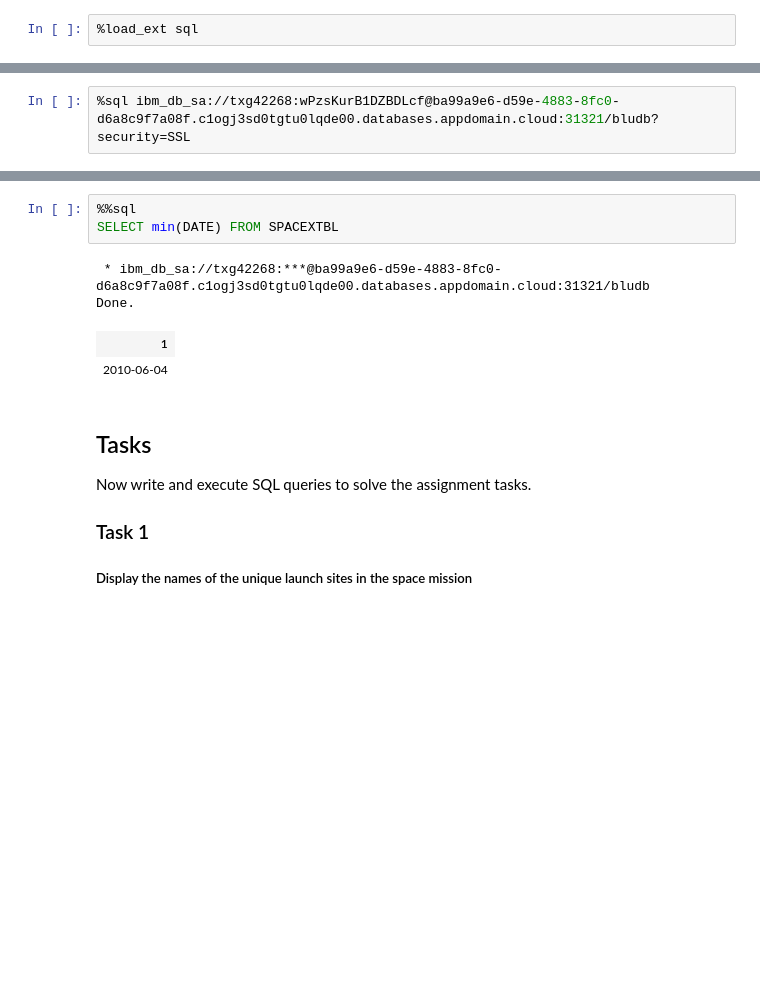
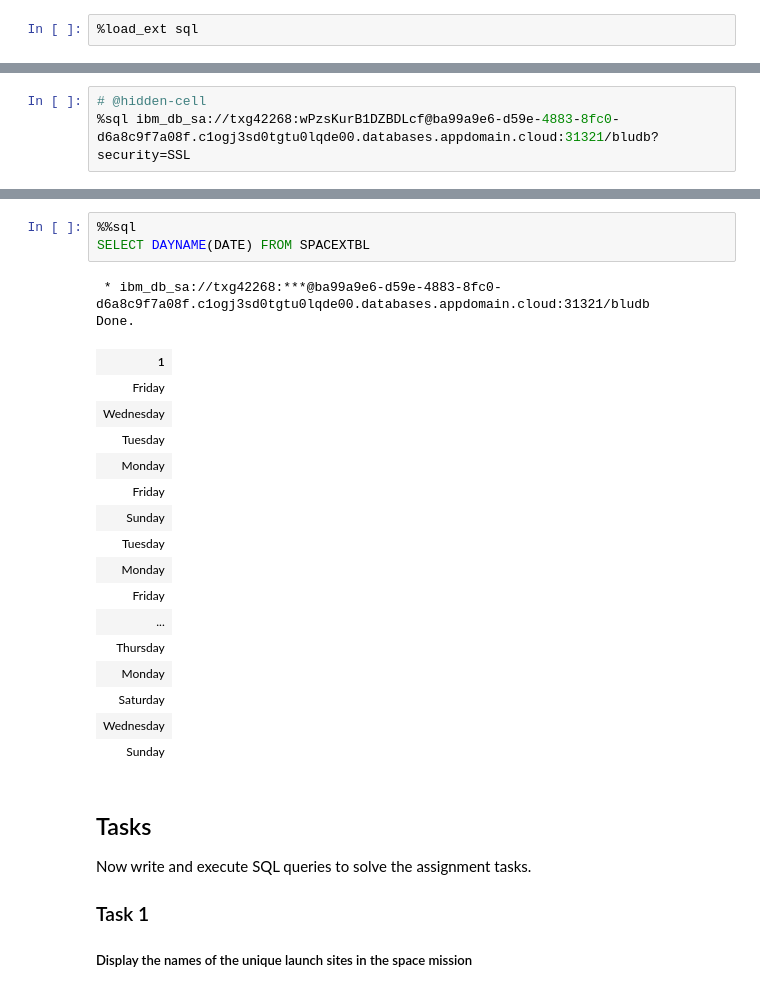
Before and after one commit to cwenghowe/datascience_capstone, a Jupyter notebook: EDA with SQL Lab.ipynb, the cells around one changed output, grey strips where cells are left out. Drawn from its saved outputs; the diff is of its cells as text; blank space fills up the shorter version.

```diff
--- a/EDA with SQL Lab.ipynb
+++ b/EDA with SQL Lab.ipynb
@@ -120,6 +120,7 @@ in the following format
 
 **%sql ibm_db_sa://my-username:my-password\@my-hostname:my-port/my-db-name?security=SSL**
 # %%
+# @hidden-cell
 %sql ibm_db_sa://txg42268:wPzsKurB1DZBDLcf@ba99a9e6-d59e-4883-8fc0-d6a8c9f7a08f.c1ogj3sd0tgtu0lqde00.databases.appdomain.cloud:31321/bludb?security=SSL
 # %%
 %%sql
@@ -145,12 +146,26 @@ Done.
 | 2020-12-06 | 16:17:08 | F9 B5 B1058.4 | KSC LC-39A | SpaceX CRS-21 | 2972 | LEO (ISS) | NASA (CRS) | ... |
 # %%
 %%sql
-SELECT min(DATE) FROM SPACEXTBL
+SELECT DAYNAME(DATE) FROM SPACEXTBL
 # %% [output]
  * ibm_db_sa://txg42268:***@ba99a9e6-d59e-4883-8fc0-d6a8c9f7a08f.c1ogj3sd0tgtu0lqde00.databases.appdomain.cloud:31321/bludb
 Done.
 | 1 |
-| 2010-06-04 |
+| Friday |
+| Wednesday |
+| Tuesday |
+| Monday |
+| Friday |
+| Sunday |
+| Tuesday |
+| Monday |
+| Friday |
+| ... |
+| Thursday |
+| Monday |
+| Saturday |
+| Wednesday |
+| Sunday |
 # %% [markdown]
 ## Tasks
 
```
